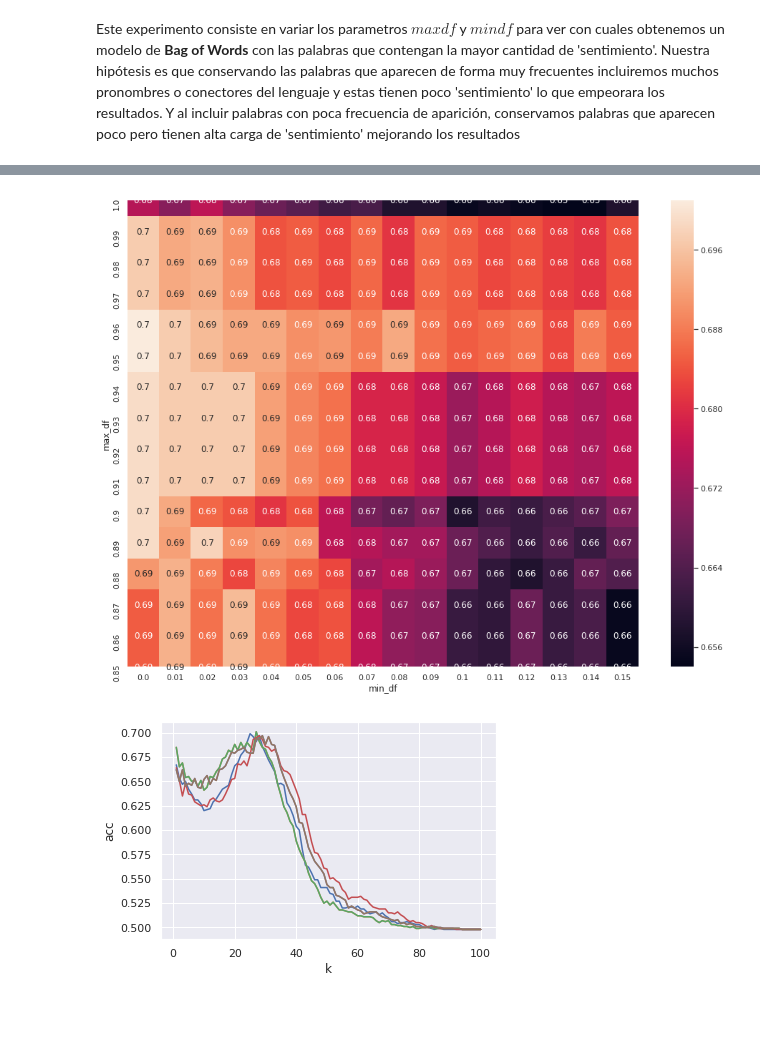
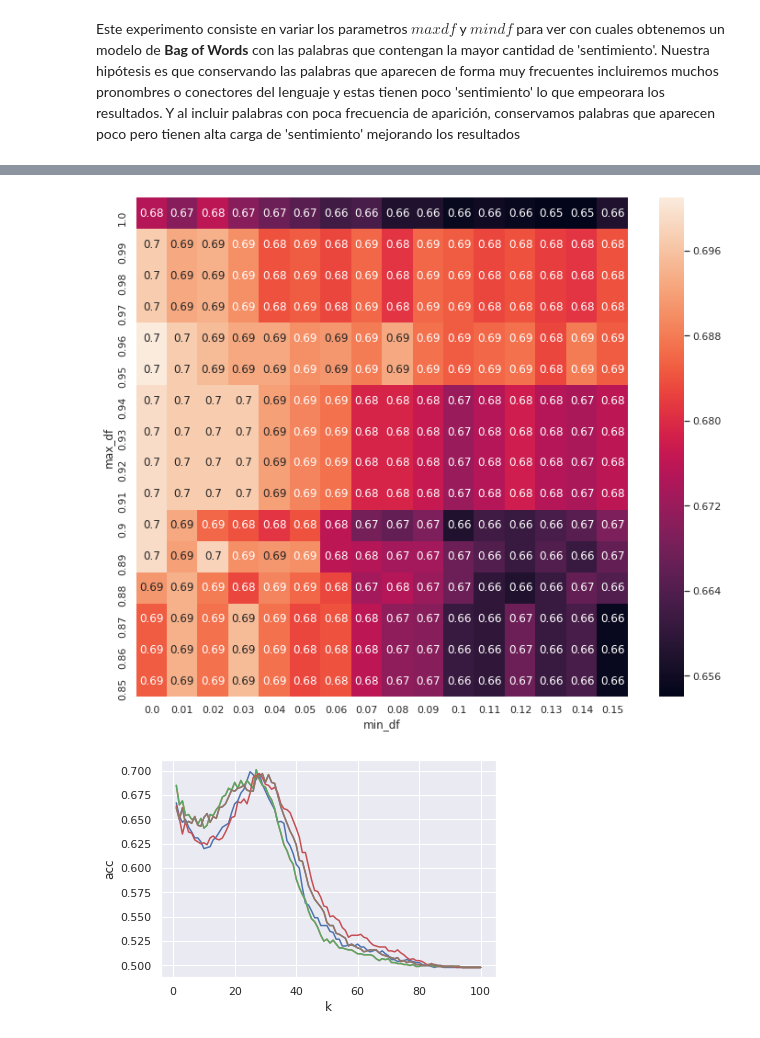
Before and after one commit to a-lavia/METNUM-2019-TP2, a Jupyter notebook: notebooks/experimentacionMaxMinDf.ipynb, the cells around one changed output, grey strips where cells are left out. Saved outputs shown, nothing was run; the diff lists cells and outputs as text; code cells hidden in the pictures; blank space fills up the shorter version.

```diff
--- a/notebooks/experimentacionMaxMinDf.ipynb
+++ b/notebooks/experimentacionMaxMinDf.ipynb
@@ -73,12 +107,13 @@ maxAcc = maxAcc.pivot('max_df', 'min_df', 'acc')
 # %%
 import seaborn as sns
 import matplotlib.pyplot as plt
 sns.set(color_codes=True)
-plt.figure(figsize=(16, 12))
+plt.figure(figsize=(12, 10))
 ax = sns.heatmap(maxAcc,  annot=True)
+ax.set_ylim(16, 0)
 ax.invert_yaxis()
 # %% [output]
-[figure, old version]
+[figure, new version]
 # %%
 ax = sns.lineplot(x="k", y="acc", data=df[(df.max_df == 0.94)&(df.min_df == 0.)])
 ax = sns.lineplot(x="k", y="acc", data=df[(df.max_df == 0.95)&(df.min_df == 0.)])
```
Also changed, not shown: parts of 3 cells of this notebook.
